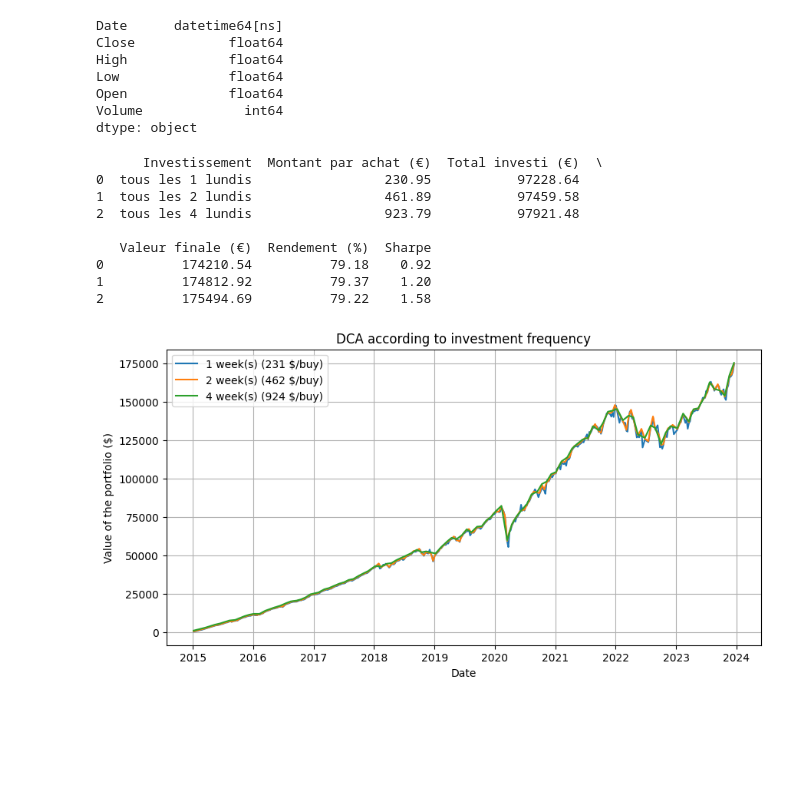
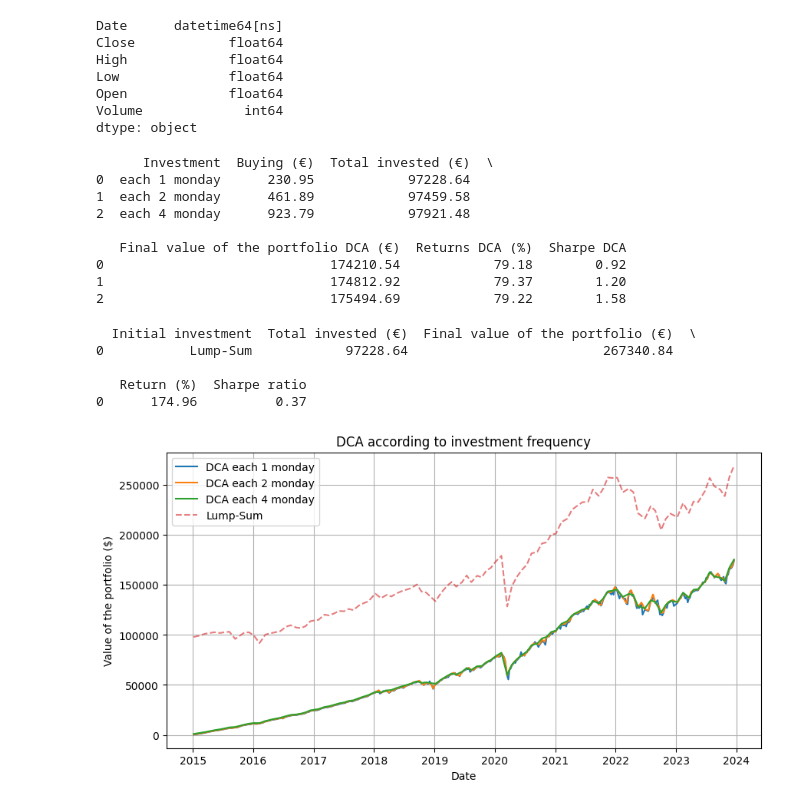
Before and after one commit to paulqevan/Momentum_strategy, a Jupyter notebook: dca.ipynb, the cells around one changed output. Saved outputs shown, nothing was run; the diff lists cells and outputs as text; code cells hidden in the pictures; blank space fills up the shorter version.

```diff
--- a/dca.ipynb
+++ b/dca.ipynb
@@ -42,7 +42,6 @@ def test_dca(df, interval, invest_monthly):
 
     amount_per_invest = invest_monthly / (4.33 / interval)
 
-
     # simulations
     mondays["Shares"] = amount_per_invest / mondays["Close"] # to know the share of the EFT one's can buy at this time
     mondays["Cumulative_shares"] = mondays["Shares"].cumsum()
@@ -52,9 +51,21 @@ def test_dca(df, interval, invest_monthly):
     # some stats
     total_invested = mondays["Total_invested"].iloc[-1]
     final_value = mondays["Portfolio_value"].iloc[-1]
-    total_return = (final_value - total_invested) / total_invested
+    total_return = (final_value - total_invested) / total_invested * 100
     returns = mondays["Portfolio_value"].pct_change().dropna()
     sharpe = np.sqrt(12) * (returns.mean() / returns.std()) if len(returns) > 2 else np.nan
+
+    # lump sum
+    first_price = mondays["Close"].iloc[0]
+    shares_bought = total_invested / first_price
+
+    mondays["LumpSum_Value"] = shares_bought * mondays["Close"]
+    final_lump_value = mondays["LumpSum_Value"].iloc[-1]
+    total_return_lump = (final_lump_value - total_invested) / total_invested * 100
+
+    returns_lump = mondays["LumpSum_Value"].pct_change().dropna()
+
+    sharpe_lump = np.sqrt(12) * (returns_lump.mean() / returns_lump.std()) if len(returns_lump) > 2 else np.nan
 
     return {
         "interval_weeks": interval,
@@ -62,7 +73,10 @@ def test_dca(df, interval, invest_monthly):
         "total_invested": total_invested,
         "final_value": final_value,
         "total_return": total_return,
+        "lump_value": final_lump_value,
+        "lump_return": total_return_lump,
         "sharpe": sharpe,
+        "sharpe_lump": sharpe_lump,
         "timeline": mondays
     }
 # %%
@@ -73,36 +87,56 @@ for w in [1, 2, 4]:
 
 summary = pd.DataFrame([
     {
-        "Investissement": f"tous les {r['interval_weeks']} lundis",
-        "Montant par achat (€)": round(r["amount_per_invest"], 2),
-        "Total investi (€)": round(r["total_invested"], 2),
-        "Valeur finale (€)": round(r["final_value"], 2),
-        "Rendement (%)": round(r["total_return"]*100, 2),
-        "Sharpe": round(r["sharpe"], 2)
+        "Investment": f"each {r['interval_weeks']} monday",
+        "Buying (€)": round(r["amount_per_invest"], 2),
+        "Total invested (€)": round(r["total_invested"], 2),
+        "Final value of the portfolio DCA (€)": round(r["final_value"], 2),
+        "Returns DCA (%)": round(r["total_return"], 2),
+        "Sharpe DCA": round(r["sharpe"], 2),
     }
     for r in results
 ])
 print(summary)
 # %% [output]
-      Investissement  Montant par achat (€)  Total investi (€)  \
-0  tous les 1 lundis                 230.95           97228.64
-1  tous les 2 lundis                 461.89           97459.58
-2  tous les 4 lundis                 923.79           97921.48
+      Investment  Buying (€)  Total invested (€)  \
+0  each 1 monday      230.95            97228.64
+1  each 2 monday      461.89            97459.58
+2  each 4 monday      923.79            97921.48
 
-   Valeur finale (€)  Rendement (%)  Sharpe
-0          174210.54          79.18    0.92
-1          174812.92          79.37    1.20
-2          175494.69          79.22    1.58
+   Final value of the portfolio DCA (€)  Returns DCA (%)  Sharpe DCA
+0                             174210.54            79.18        0.92
+1                             174812.92            79.37        1.20
+2                             175494.69            79.22        1.58
+# %%
+lump_data = results[0]
+
+summary_lump = pd.DataFrame([{
+    "Initial investment": "Lump-Sum",
+    "Total invested (€)": round(lump_data["total_invested"], 2),
+    "Final value of the portfolio (€)": round(lump_data["lump_value"], 2),
+    "Return (%)": round(lump_data["lump_return"], 2),
+    "Sharpe ratio": round(lump_data["sharpe_lump"], 2)
+}])
+
+print(summary_lump)
+# %% [output]
+  Initial investment  Total invested (€)  Final value of the portfolio (€)  \
+0           Lump-Sum            97228.64                         267340.84
+
+   Return (%)  Sharpe ratio
+0      174.96          0.37
 # %%
 plt.figure(figsize=(10,5))
 for r in results:
     plt.plot(r["timeline"]["Date"], r["timeline"]["Portfolio_value"],
-             label=f"{r['interval_weeks']} week(s) ({r['amount_per_invest']:.0f} $/buy)")
+                label=f"DCA each {r['interval_weeks']} monday")
+plt.plot(r["timeline"]["Date"], r["timeline"]["LumpSum_Value"],
+             linestyle="--", alpha=0.6, label=f"Lump-Sum")
 plt.grid()
 plt.title("DCA according to investment frequency")
 plt.xlabel("Date")
 plt.ylabel("Value of the portfolio ($)")
 plt.legend()
 plt.show()
 # %% [output]
-[figure, old version]
+[figure, new version]
```
